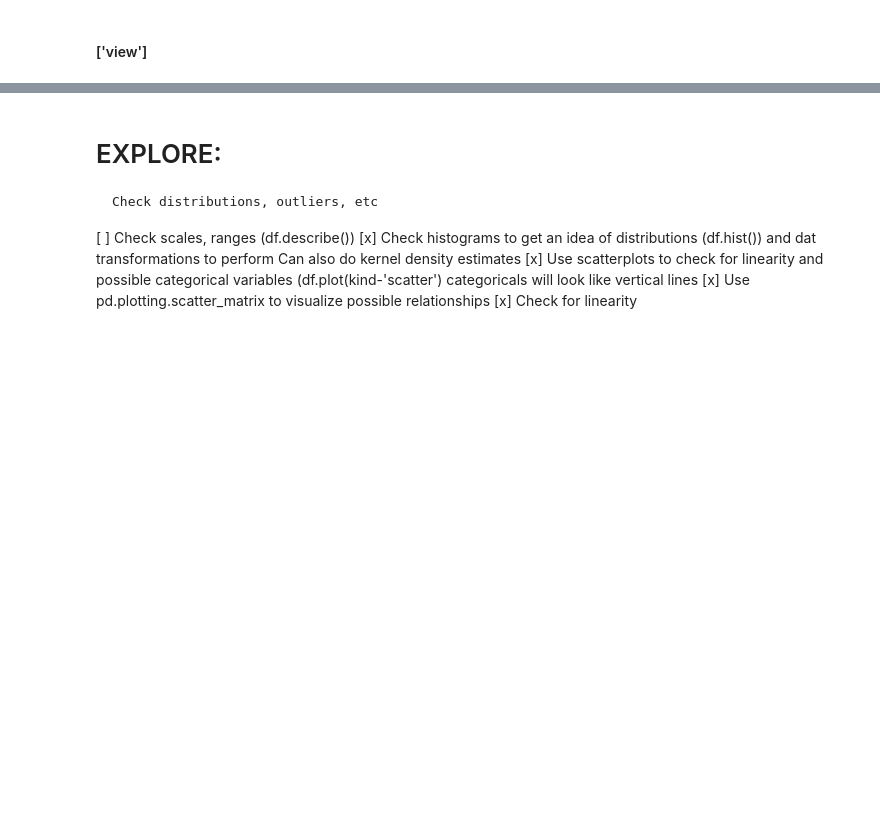
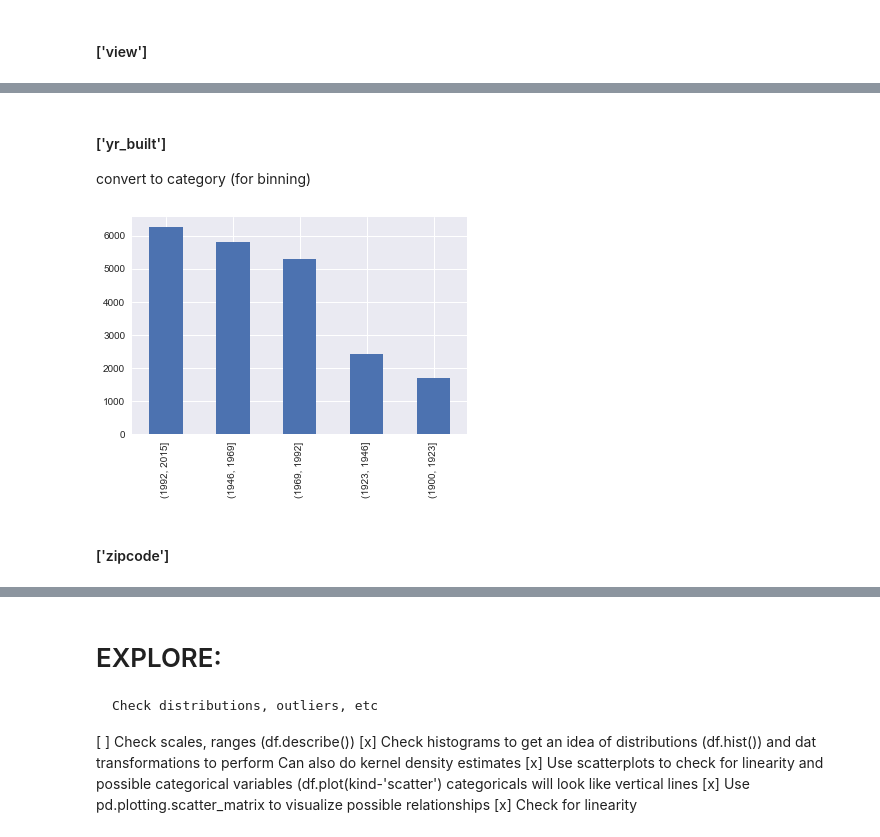
Before and after one commit to alphasentaurii/predicting-home-values-with-multiple-linear-regression, a Jupyter notebook: student.ipynb, the cells around one changed output, grey strips where cells are left out. Cells and saved outputs as stored; diff of their text form; code cells hidden in the pictures; blank space fills up the shorter version.

```diff
--- a/student.ipynb
+++ b/student.ipynb
@@ -428,0 +404,5 @@ plt.show()
+# %%
+# Convert view to category and create new column for cat.codes:
+df['view'] = df['view'].astype('category')
+df['view_cat'] = df.view.cat.codes
+df['view_cat'].value_counts()
@@ -428,0 +439,6 @@ plt.show()
+# %%
+# Replace '?' in column with string value '0.0'
+
+# df[df.sqft_basement == '?'].head()
+df.sqft_basement.replace(to_replace='?', value='0.0', inplace=True)
+df.sqft_basement.value_counts()
@@ -428,0 +458,2 @@ plt.show()
+# %%
+df['sqft_basement'] = df['sqft_basement'].astype('float')
@@ -428,0 +508,21 @@ plt.show()
+# %% [markdown]
+#### ['yr_built']
+convert to category (for binning)
+# %%
+df['yr_built'] = df['yr_built'].astype('category')
+# %%
+# first, create bins for based on the values observed. 5 values will result in 4 bins
+bins = [1900, 1923, 1946, 1969, 1992, 2015]
+# use pd.cut to create variable to store bins
+bins_year = pd.cut(df['yr_built'], bins)
+# using pd.cut returns unordered categories. Transform this to ordered categories.
+bins_year = bins_year.cat.as_unordered()
+bins_year.head()
+# inspect the result
+bins_year.value_counts().plot(kind='bar');
+# replace the existing "yr_built" column
+df["yr_built"]=bins_year
+# %% [output]
+[figure, added]
+# %% [markdown]
+#### ['zipcode']
```
Also changed, not shown: parts of 106 cells of this notebook, 3 other files.
